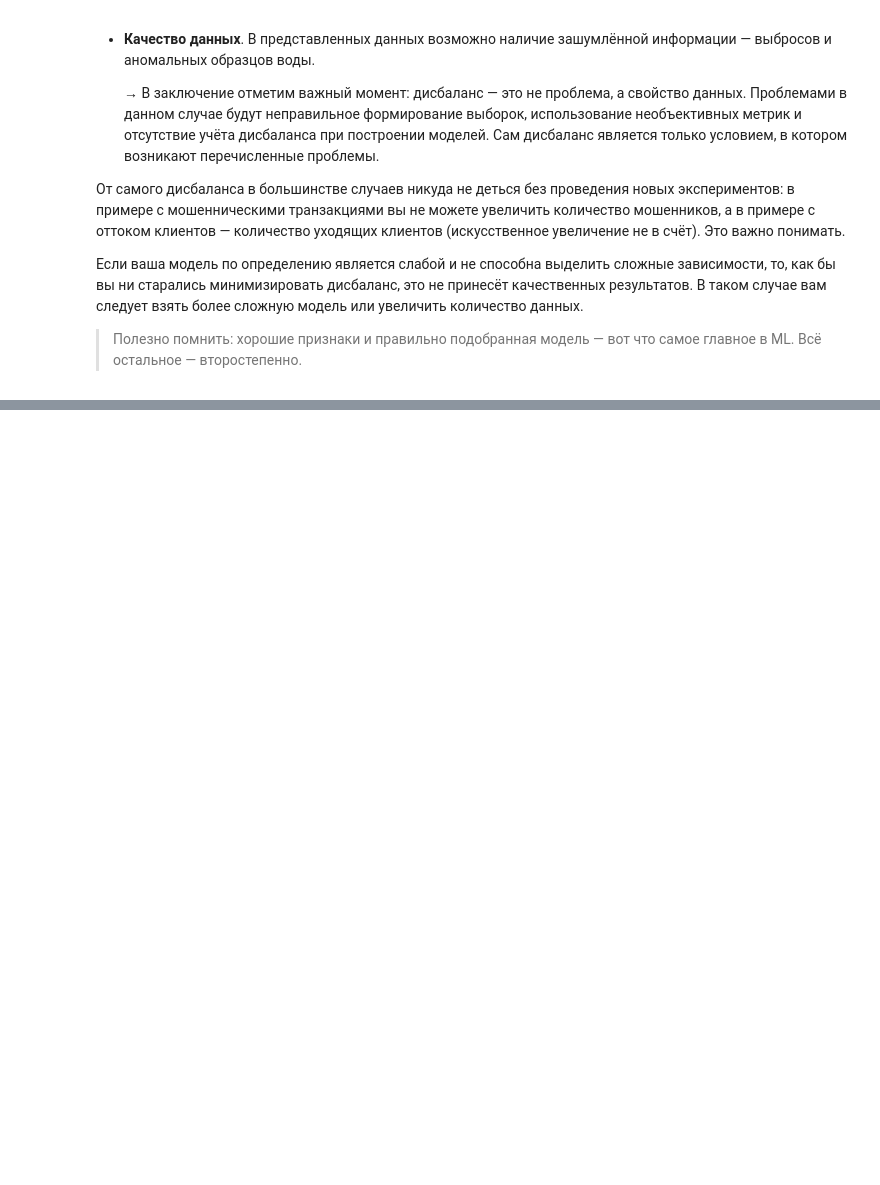
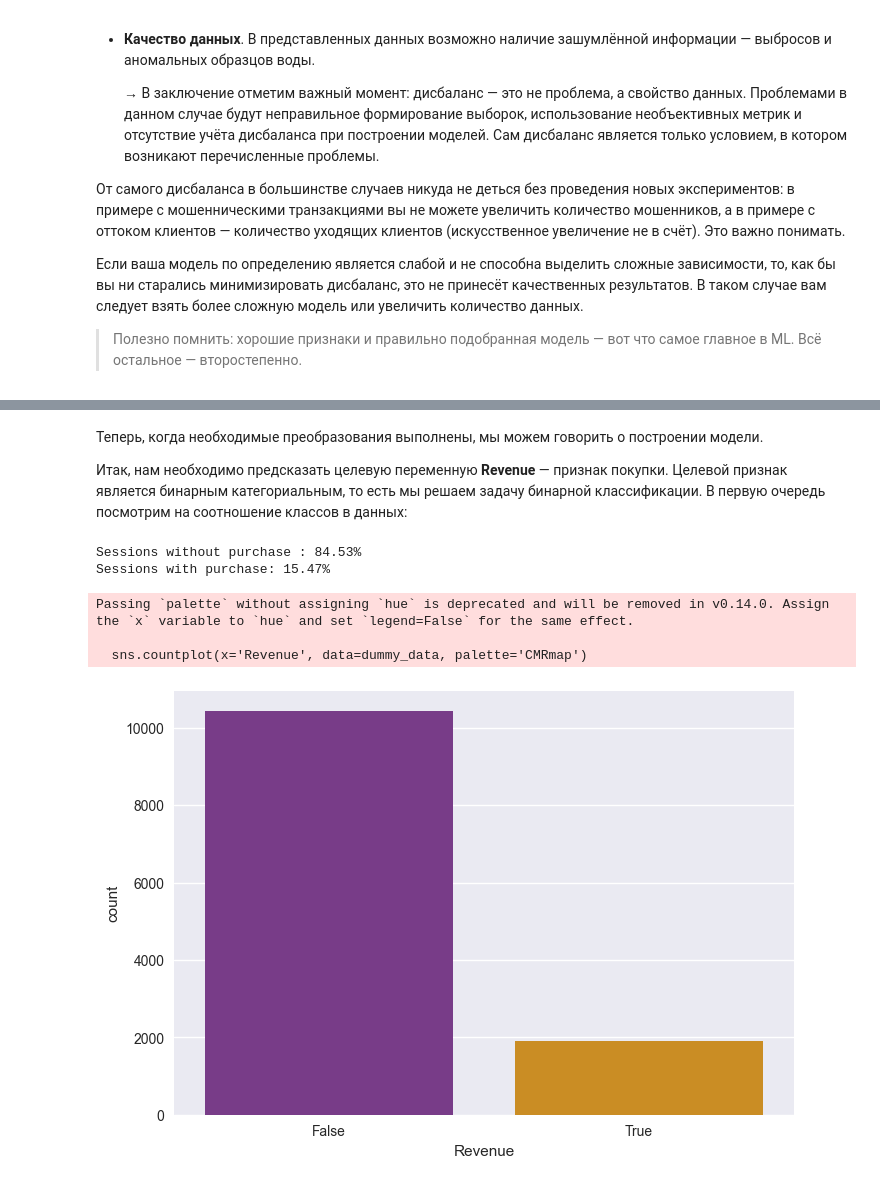
Before and after one commit to DadonovIV/for_sf_ds, a Jupyter notebook: ML/ML_5/ML_5.ipynb, the cells around one changed output, grey strips where cells are left out. Drawn from its saved outputs; the diff is of its cells as text; code cells hidden in the pictures; blank space fills up the shorter version.

```diff
--- a/ML/ML_5/ML_5.ipynb
+++ b/ML/ML_5/ML_5.ipynb
@@ -1023,0 +1637,12 @@ weighted avg       0.75      0.73      0.73       656
+# %%
+import numpy as np #для матричных вычислений
+import pandas as pd #для анализа и предобработки данных
+import matplotlib.pyplot as plt #для визуализации
+import seaborn as sns #для визуализации
+
+from sklearn import metrics #метрики
+from sklearn import model_selection #методы разделения и валидации
+from sklearn import ensemble #ансамбли
+
+plt.style.use('seaborn-v0_8') #стиль отрисовки seaborn
+%matplotlib inline
@@ -1023,0 +1651,3 @@ weighted avg       0.75      0.73      0.73       656
+# %%
+shoppers_data = pd.read_csv('data/online_shoppers_intention.csv')
+shoppers_data.head()
@@ -1023,0 +1698,3 @@ weighted avg       0.75      0.73      0.73       656
+# %%
+dummy_data = pd.get_dummies(shoppers_data)
+dummy_data.head()
@@ -1023,0 +1709,16 @@ weighted avg       0.75      0.73      0.73       656
+# %% [markdown]
+Теперь, когда необходимые преобразования выполнены, мы можем говорить о построении модели.
+
+Итак, нам необходимо предсказать целевую переменную **Revenue** — признак покупки. Целевой признак является бинарным категориальным, то есть мы решаем задачу бинарной классификации. В первую очередь посмотрим на соотношение классов в данных:
+# %%
+sns.countplot(x='Revenue', data=dummy_data, palette='CMRmap')
+class_percent = dummy_data['Revenue'].value_counts(normalize=True) * 100
+print('Sessions without purchase : {:.2f}%'.format(class_percent[0]))
+print('Sessions with purchase: {:.2f}%'.format(class_percent[1]))
+# %% [output]
+Sessions without purchase : 84.53%
+Sessions with purchase: 15.47%
+Passing `palette` without assigning `hue` is deprecated and will be removed in v0.14.0. Assign the `x` variable to `hue` and set `legend=False` for the same effect.
+
+  sns.countplot(x='Revenue', data=dummy_data, palette='CMRmap')
+[figure, added]
```
Also changed, not shown: parts of 59 cells of this notebook, 17 other files.
